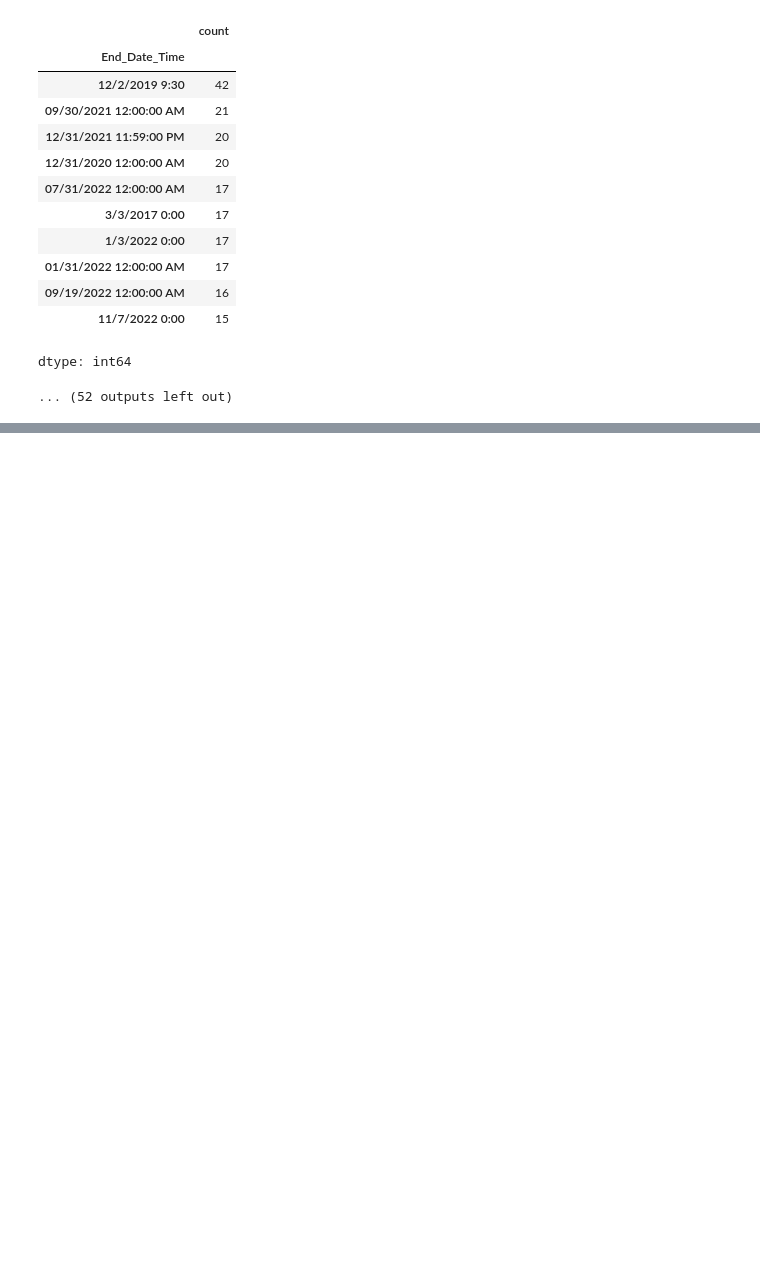
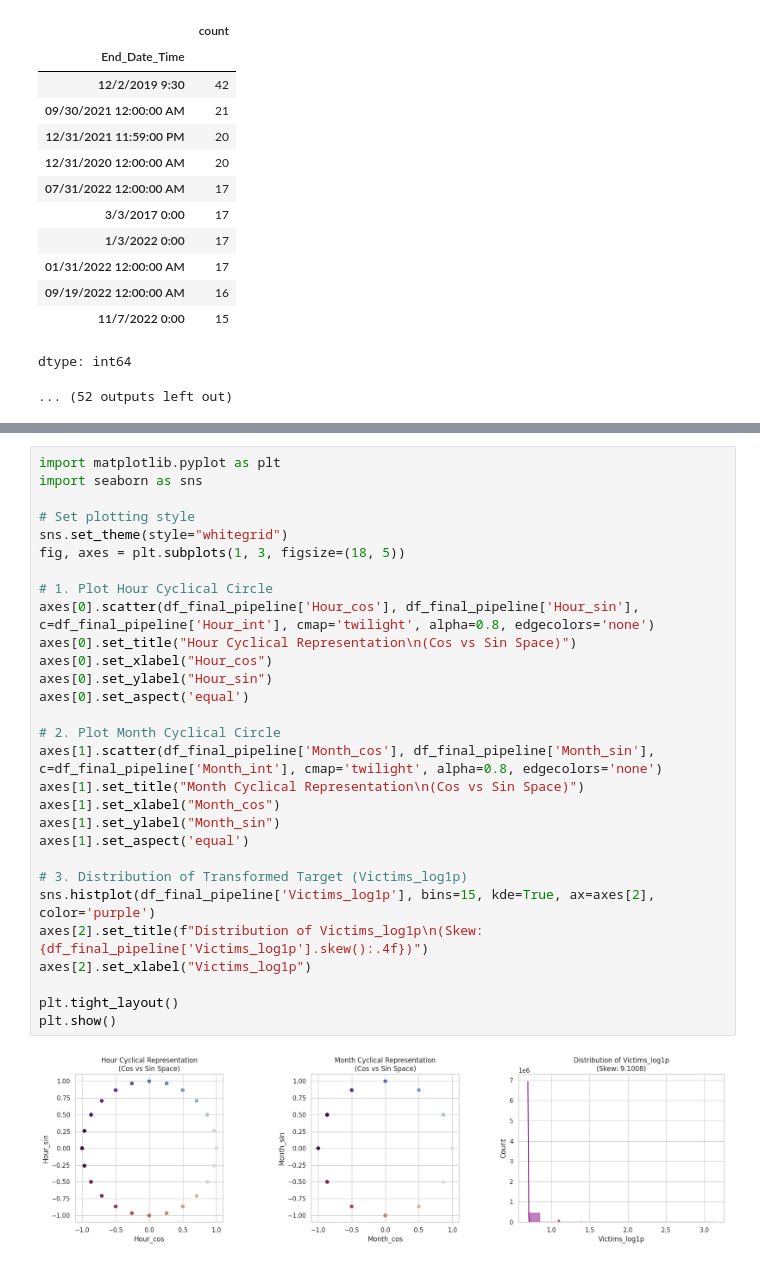
Before and after one commit to klsay/mscai, a Jupyter notebook: MSC_AI_Course_Work_Assignment_1_(Sarbojit).ipynb, the cells around one changed output, grey strips where cells are left out. Cells and saved outputs as stored; diff of their text form; blank space fills up the shorter version.

```diff
--- a/MSC_AI_Course_Work_Assignment_1_(Sarbojit).ipynb
+++ b/MSC_AI_Course_Work_Assignment_1_(Sarbojit).ipynb
@@ -431,0 +1435,31 @@ dtype: int64
+# %%
+import matplotlib.pyplot as plt
+import seaborn as sns
+
+# Set plotting style
+sns.set_theme(style="whitegrid")
+fig, axes = plt.subplots(1, 3, figsize=(18, 5))
+
+# 1. Plot Hour Cyclical Circle
+axes[0].scatter(df_final_pipeline['Hour_cos'], df_final_pipeline['Hour_sin'], c=df_final_pipeline['Hour_int'], cmap='twilight', alpha=0.8, edgecolors='none')
+axes[0].set_title("Hour Cyclical Representation\n(Cos vs Sin Space)")
+axes[0].set_xlabel("Hour_cos")
+axes[0].set_ylabel("Hour_sin")
+axes[0].set_aspect('equal')
+
+# 2. Plot Month Cyclical Circle
+axes[1].scatter(df_final_pipeline['Month_cos'], df_final_pipeline['Month_sin'], c=df_final_pipeline['Month_int'], cmap='twilight', alpha=0.8, edgecolors='none')
+axes[1].set_title("Month Cyclical Representation\n(Cos vs Sin Space)")
+axes[1].set_xlabel("Month_cos")
+axes[1].set_ylabel("Month_sin")
+axes[1].set_aspect('equal')
+
+# 3. Distribution of Transformed Target (Victims_log1p)
+sns.histplot(df_final_pipeline['Victims_log1p'], bins=15, kde=True, ax=axes[2], color='purple')
+axes[2].set_title(f"Distribution of Victims_log1p\n(Skew: {df_final_pipeline['Victims_log1p'].skew():.4f})")
+axes[2].set_xlabel("Victims_log1p")
+
+plt.tight_layout()
+plt.show()
+# %% [output]
+[figure, added]
```
Also changed, not shown: parts of 49 cells of this notebook.
